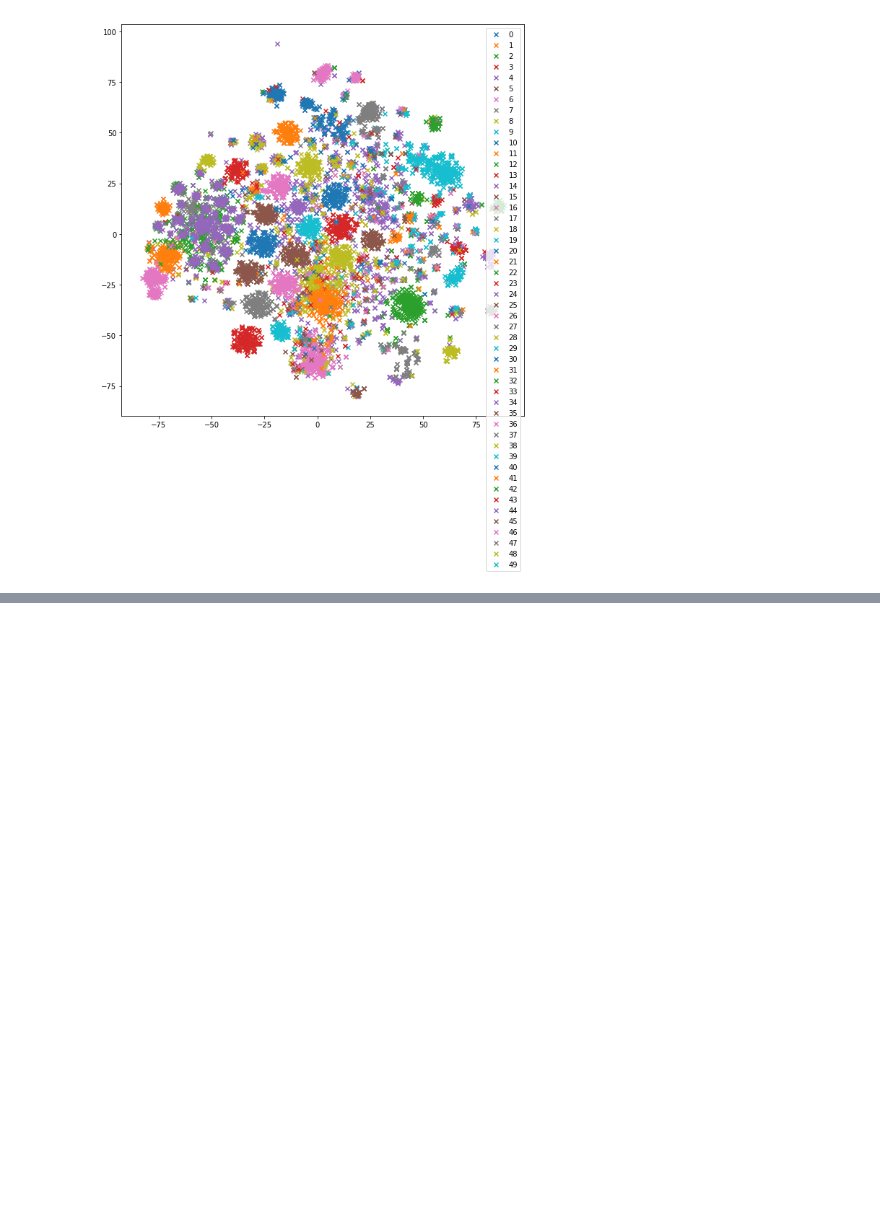
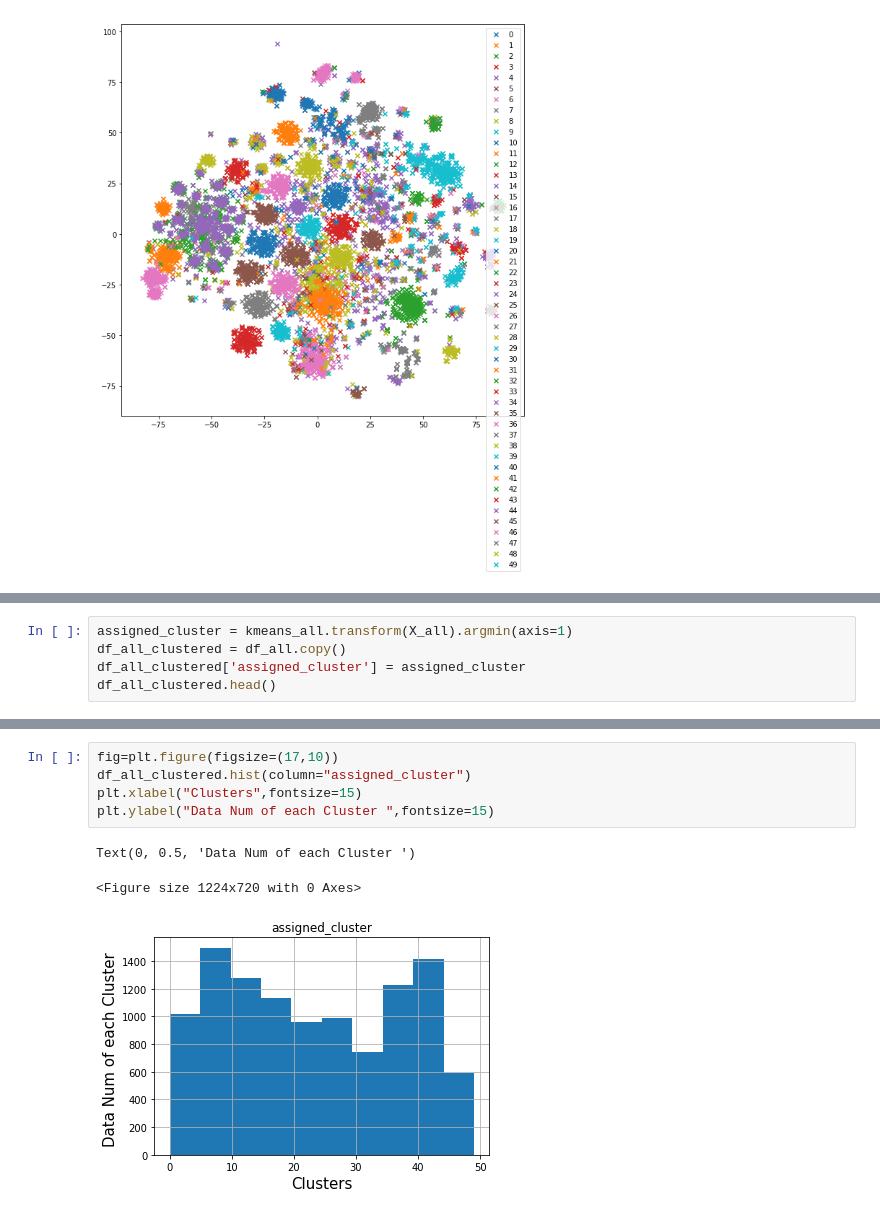
Before and after one commit to LuWang-zishuijing/ResumeClassifier, a Jupyter notebook: test_on_all_data.ipynb, the cells around one changed output, grey strips where cells are left out. Drawn from its saved outputs; the diff is of its cells as text; blank space fills up the shorter version.

Commit message:
add all data first classfition result

```diff
--- a/test_on_all_data.ipynb
+++ b/test_on_all_data.ipynb
@@ -285,0 +288,5 @@ plot_clusters(X, n_clusters, kmeans)
+# %%
+assigned_cluster = kmeans_all.transform(X_all).argmin(axis=1)
+df_all_clustered = df_all.copy()
+df_all_clustered['assigned_cluster'] = assigned_cluster
+df_all_clustered.head()
@@ -285,0 +300,9 @@ plot_clusters(X, n_clusters, kmeans)
+# %%
+fig=plt.figure(figsize=(17,10))
+df_all_clustered.hist(column="assigned_cluster")
+plt.xlabel("Clusters",fontsize=15)
+plt.ylabel("Data Num of each Cluster ",fontsize=15)
+# %% [output]
+Text(0, 0.5, 'Data Num of each Cluster ')
+<Figure size 1224x720 with 0 Axes>
+[figure, added]
```
Also changed, not shown: parts of 11 cells of this notebook.
